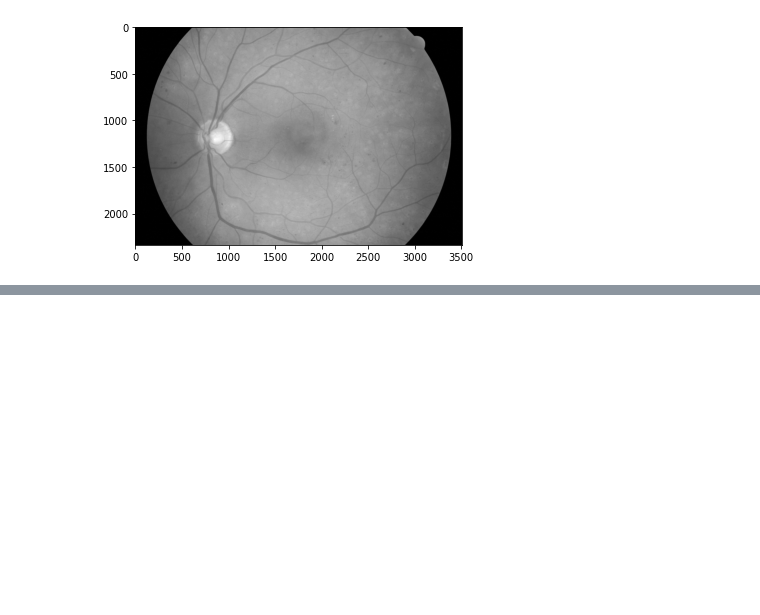
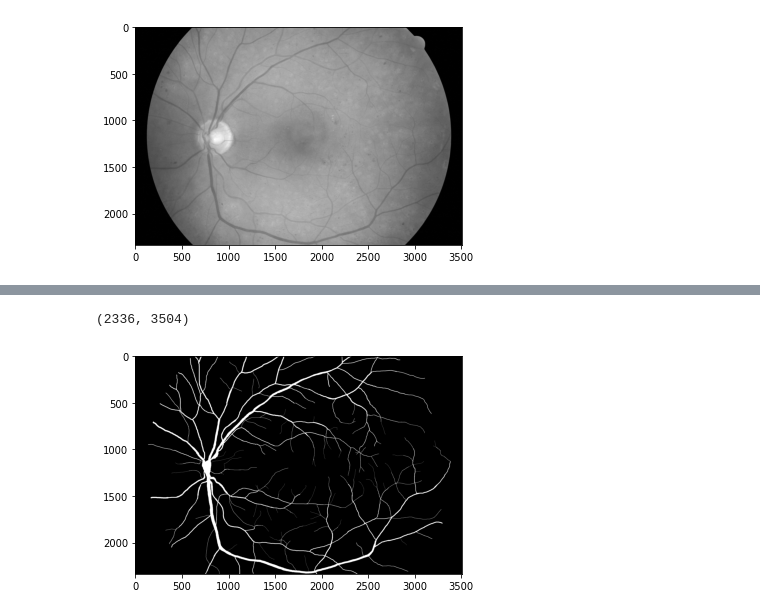
Before and after one commit to MerlinSchoose/imed2, a Jupyter notebook: Segmentation.ipynb, the cells around one changed output, grey strips where cells are left out. Drawn from its saved outputs; the diff is of its cells as text; code cells hidden in the pictures; blank space fills up the shorter version.

```diff
--- a/Segmentation.ipynb
+++ b/Segmentation.ipynb
@@ -12,0 +18,2 @@ img = np.array(Image.open(dataset_dir + "images/01_dr.JPG").convert("L"))
+# %%
+manual_dataset = np.array([np.array(Image.open(manual_dir + manual).convert("L")) for manual in sorted(os.listdir(manual_dir))])
@@ -20,0 +41,8 @@ plt.show()
+# %%
+print(manual_dataset[0].shape)
+
+plt.imshow(manual_dataset[0], cmap=plt.cm.gray)
+plt.show()
+# %% [output]
+(2336, 3504)
+[figure, added]
```
Also changed, not shown: parts of 16 cells of this notebook.
